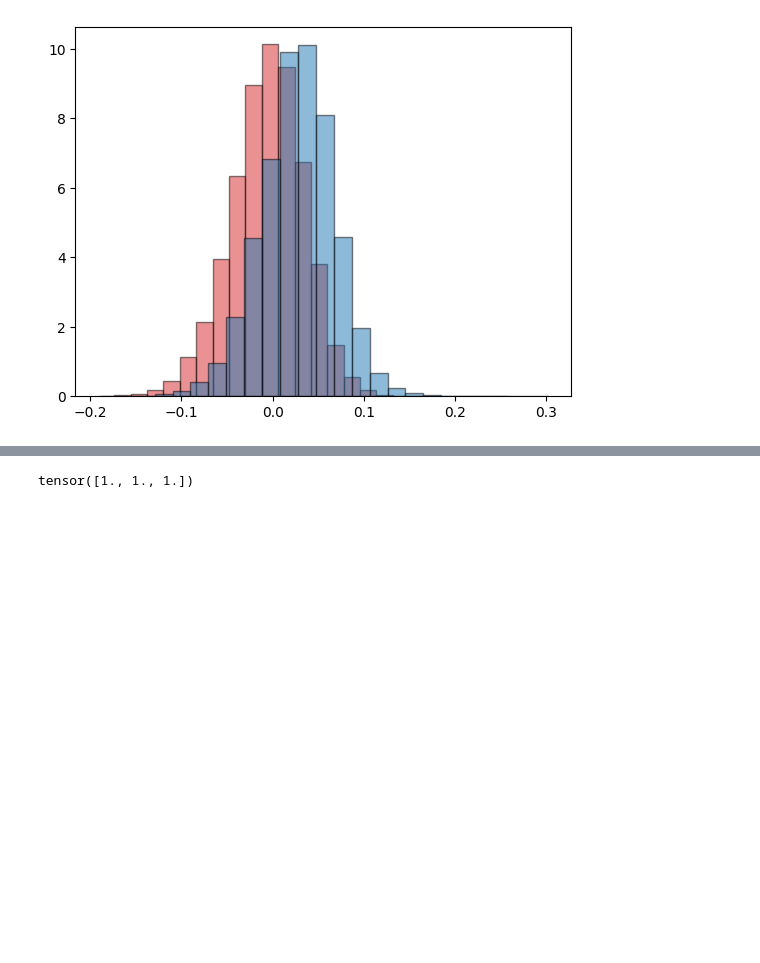
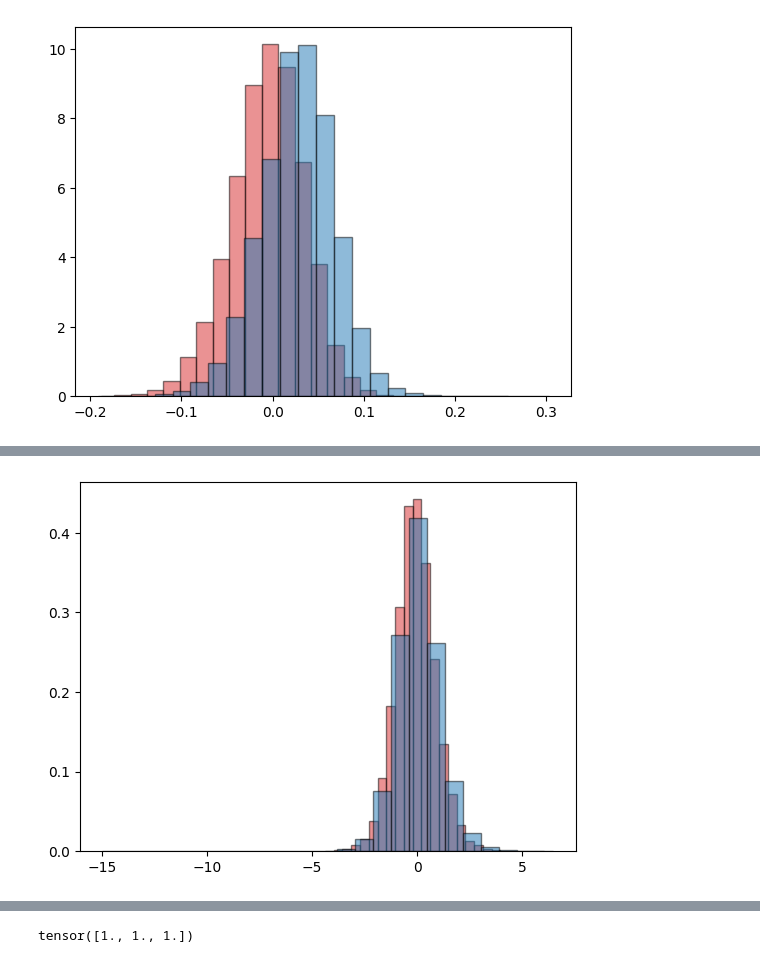
Before and after one commit to elfirdoussilab1/alpha-LoRA, a Jupyter notebook: test_utils.ipynb, the cells around one changed output, grey strips where cells are left out. Drawn from its saved outputs; the diff is of its cells as text; code cells hidden in the pictures; blank space fills up the shorter version.

```diff
--- a/test_utils.ipynb
+++ b/test_utils.ipynb
@@ -485,0 +492,9 @@ plt.show()
+# %%
+from sklearn.preprocessing import StandardScaler
+sc = StandardScaler()
+X = sc.fit_transform(X_train)
+plt.hist(X.T[:, (y_train < 0)][0], color = 'tab:red', density = True, bins=25, alpha=.5, edgecolor = 'black')
+plt.hist(X.T[:, (y_train > 0)][0], color = 'tab:blue', density = True, bins=25, alpha=.5, edgecolor = 'black')
+plt.show()
+# %% [output]
+[figure, added]
```
Also changed, not shown: parts of 3 cells of this notebook.
